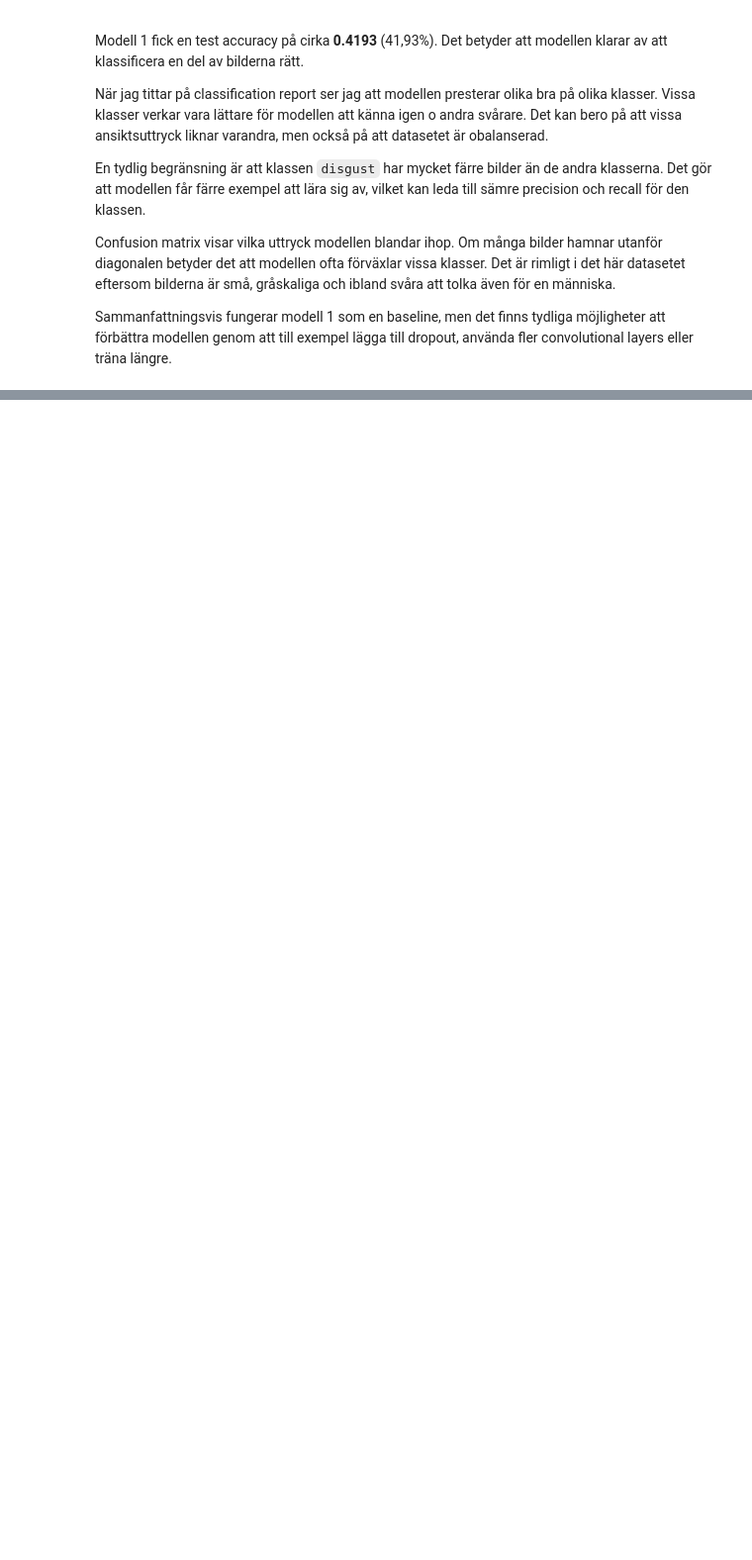
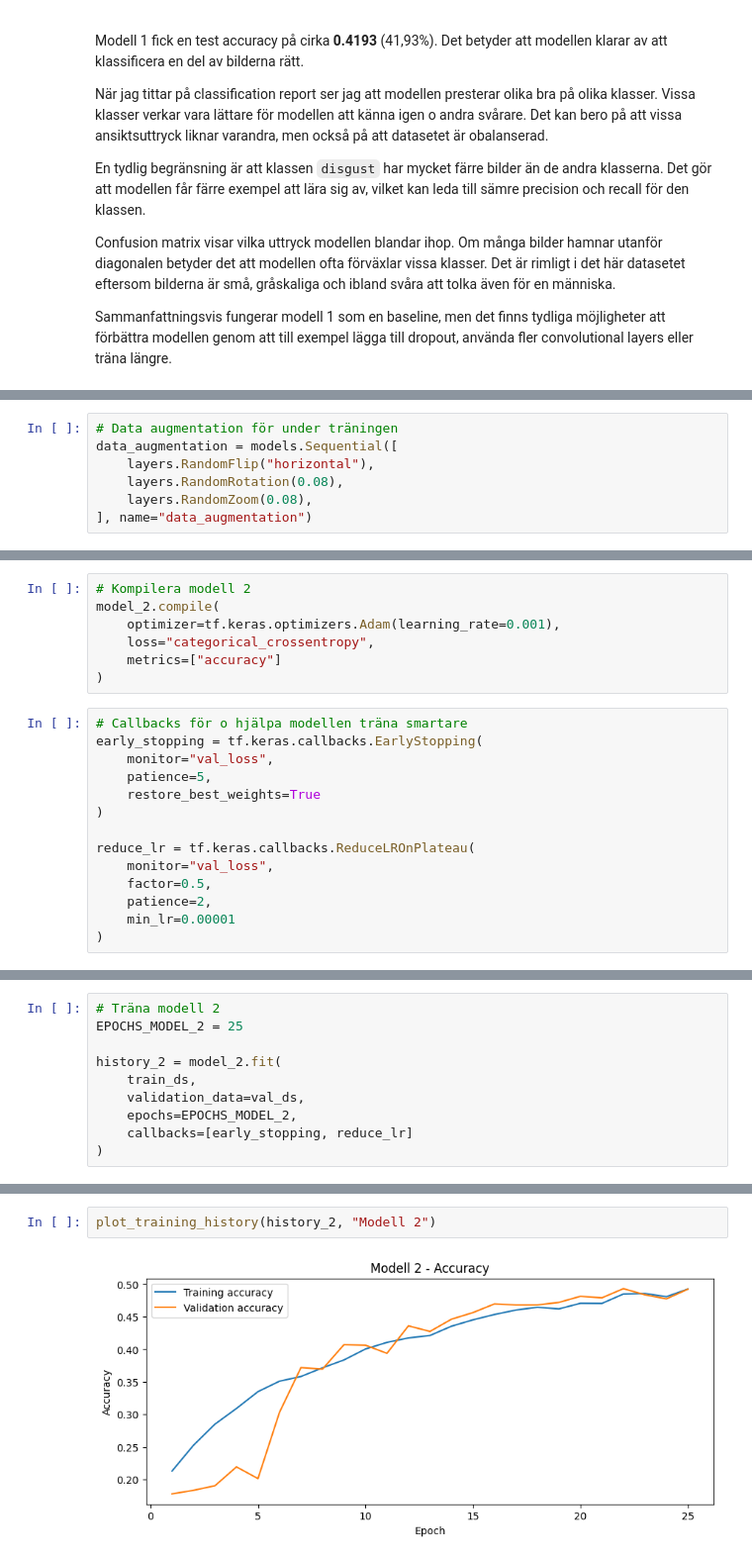
Before and after one commit to SoroushGReza/fer2013-emotion-classification, a Jupyter notebook: notebooks/fer2013_emotion_classification.ipynb, the cells around one changed output, grey strips where cells are left out. Shown at 99% size. Drawn from its saved outputs; the diff is of its cells as text; blank space fills up the shorter version.

Commit message:
Add improved CNN model and compare performance

```diff
--- a/notebooks/fer2013_emotion_classification.ipynb
+++ b/notebooks/fer2013_emotion_classification.ipynb
@@ -469,0 +478,7 @@ Sammanfattningsvis fungerar modell 1 som en baseline, men det finns tydliga möj
+# %%
+# Data augmentation för under träningen
+data_augmentation = models.Sequential([
+    layers.RandomFlip("horizontal"),
+    layers.RandomRotation(0.08),
+    layers.RandomZoom(0.08),
+], name="data_augmentation")
@@ -469,0 +545,21 @@ Sammanfattningsvis fungerar modell 1 som en baseline, men det finns tydliga möj
+# %%
+# Kompilera modell 2
+model_2.compile(
+    optimizer=tf.keras.optimizers.Adam(learning_rate=0.001),
+    loss="categorical_crossentropy",
+    metrics=["accuracy"]
+)
+# %%
+# Callbacks för o hjälpa modellen träna smartare
+early_stopping = tf.keras.callbacks.EarlyStopping(
+    monitor="val_loss",
+    patience=5,
+    restore_best_weights=True
+)
+
+reduce_lr = tf.keras.callbacks.ReduceLROnPlateau(
+    monitor="val_loss",
+    factor=0.5,
+    patience=2,
+    min_lr=0.00001
+)
@@ -469,0 +572,10 @@ Sammanfattningsvis fungerar modell 1 som en baseline, men det finns tydliga möj
+# %%
+# Träna modell 2
+EPOCHS_MODEL_2 = 25
+
+history_2 = model_2.fit(
+    train_ds,
+    validation_data=val_ds,
+    epochs=EPOCHS_MODEL_2,
+    callbacks=[early_stopping, reduce_lr]
+)
@@ -469,0 +600,4 @@ Sammanfattningsvis fungerar modell 1 som en baseline, men det finns tydliga möj
+# %%
+plot_training_history(history_2, "Modell 2")
+# %% [output]
+[figure, added]
```
Also changed, not shown: parts of 12 cells of this notebook.
